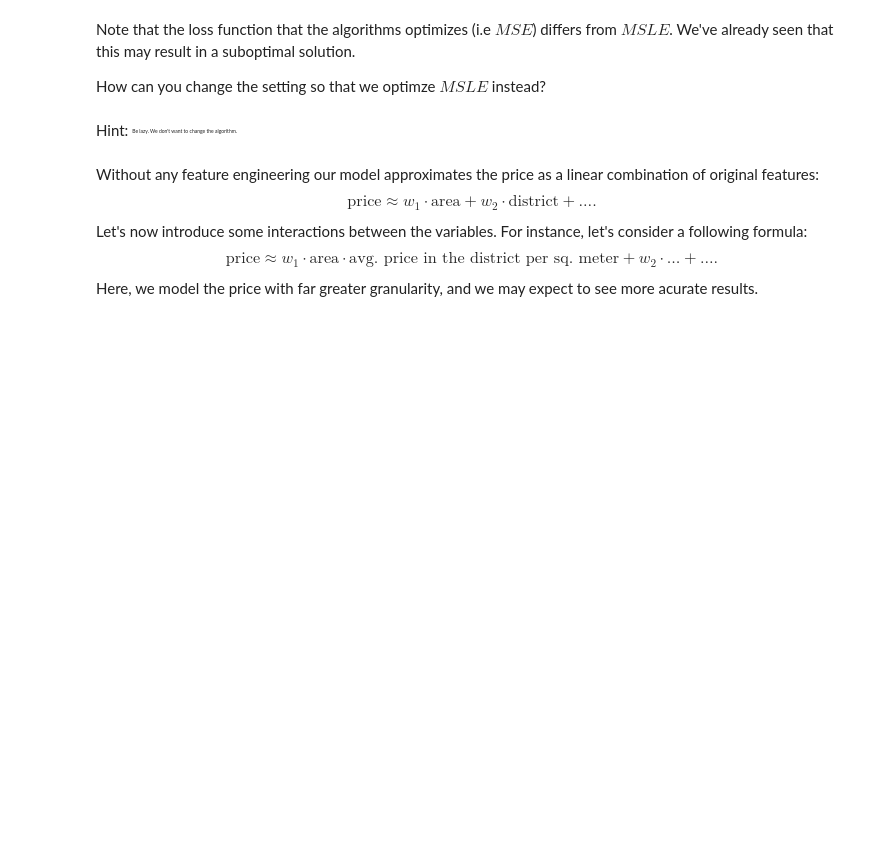
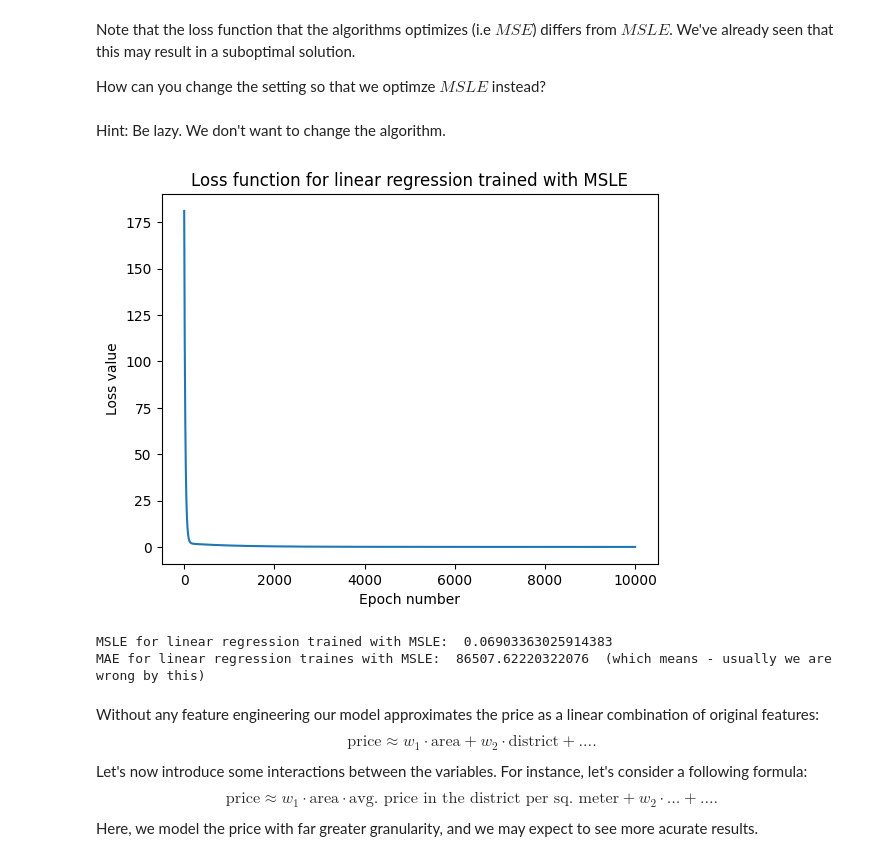
Before and after one commit to asledz/deep-neural-networks-course, a Jupyter notebook: laboratory/Lab1_MSLE.ipynb, the cells around one changed output. Drawn from its saved outputs; the diff is of its cells as text; code cells hidden in the pictures; blank space fills up the shorter version.

Commit message:
Add lab1 MSLE solution

```diff
--- a/laboratory/Lab1_MSLE.ipynb
+++ b/laboratory/Lab1_MSLE.ipynb
@@ -154,6 +154,17 @@ def mse(ys, ps):
 
         mse_sum = mse_sum + (yi - pi) ** 2
     return mse_sum / len(ys)
+# %%
+def mae(ys, ps):
+    assert len(ys) == len(ps)
+    mae_sum = 0
+
+    for i in range(len(ys)):
+        yi = ys[i]
+        pi = ps[i]
+        mae_sum += abs(yi - pi)
+
+    return mae_sum / len(ys)
 # %%
 from matplotlib import pyplot
 # Linear regression
@@ -172,7 +183,9 @@ class LinearRegression:
         pyplot.ylabel("Loss value")
         pyplot.show()
 
+
     def train(self, train_dataset, train_groundtruth):
+        self.loss_values = []
         weights = numpy.random.normal(size=train_dataset.shape[1])
 
         for e in range(self.epoch_numbers):
@@ -199,11 +212,6 @@ scaler.fit(train_data_x)
 test_x_scaled = scaler.transform(test_data_x)
 train_x_scaled = scaler.transform(train_data_x)
 
-# Train linear regression
-linear_regression = LinearRegression(0.001, len(train_x_scaled), 10000)
-model_weights = linear_regression.train(train_x_scaled, train_data_y)
-linear_regression.plot_loss("Loss function for linear regression trained with MSE")
-
-# Test the model against MSLE
-test_results = numpy.dot(test_x_scaled, model_weights)
-print('MSLE for linear regression trained with MSE: ', msle(test_data_y, test_results))
+# Adding bias
+test_x_scaled = numpy.hstack((numpy.ones_like(test_x_scaled), test_x_scaled))
+train_x_scaled = numpy.hstack((numpy.ones_like(train_x_scaled), train_x_scaled))
@@ -216,6 +236,4 @@ Note that the loss function that the algorithms optimizes (i.e $MSE$) differs fr
 How can you change the setting so that we optimze $MSLE$ instead?
 # %% [markdown]
 Hint:
-<sub><sup><sub><sup><sub><sup>
 Be lazy. We don't want to change the algorithm.
-</sup></sub></sup></sub></sup></sub>
@@ -226,3 +240,17 @@ Be lazy. We don't want to change the algorithm.
+# %%
+# Train linear regression to optimize MSLE #
+
+model_weights_with_msle = linear_regression.train(train_x_scaled, numpy.log(train_data_y + 1))
+linear_regression.plot_loss("Loss function for linear regression trained with MSLE")
+
+# Test the model against MSLE
+test_results_with_msle = numpy.expm1(numpy.dot(test_x_scaled, model_weights_with_msle))
+print('MSLE for linear regression trained with MSLE: ', msle(test_data_y, test_results_with_msle))
+print("MAE for linear regression traines with MSLE: ", mae(test_data_y, test_results_with_msle), " (which means - usually we are wrong by this)")
+# %% [output]
+[figure, added]
+MSLE for linear regression trained with MSLE:  0.06903363025914383
+MAE for linear regression traines with MSLE:  86507.62220322076  (which means - usually we are wrong by this)
 # %% [markdown]
 Without any feature engineering our model approximates the price as a linear combination of original features:
 $$
```
Also changed, not shown: parts of 10 cells of this notebook.
